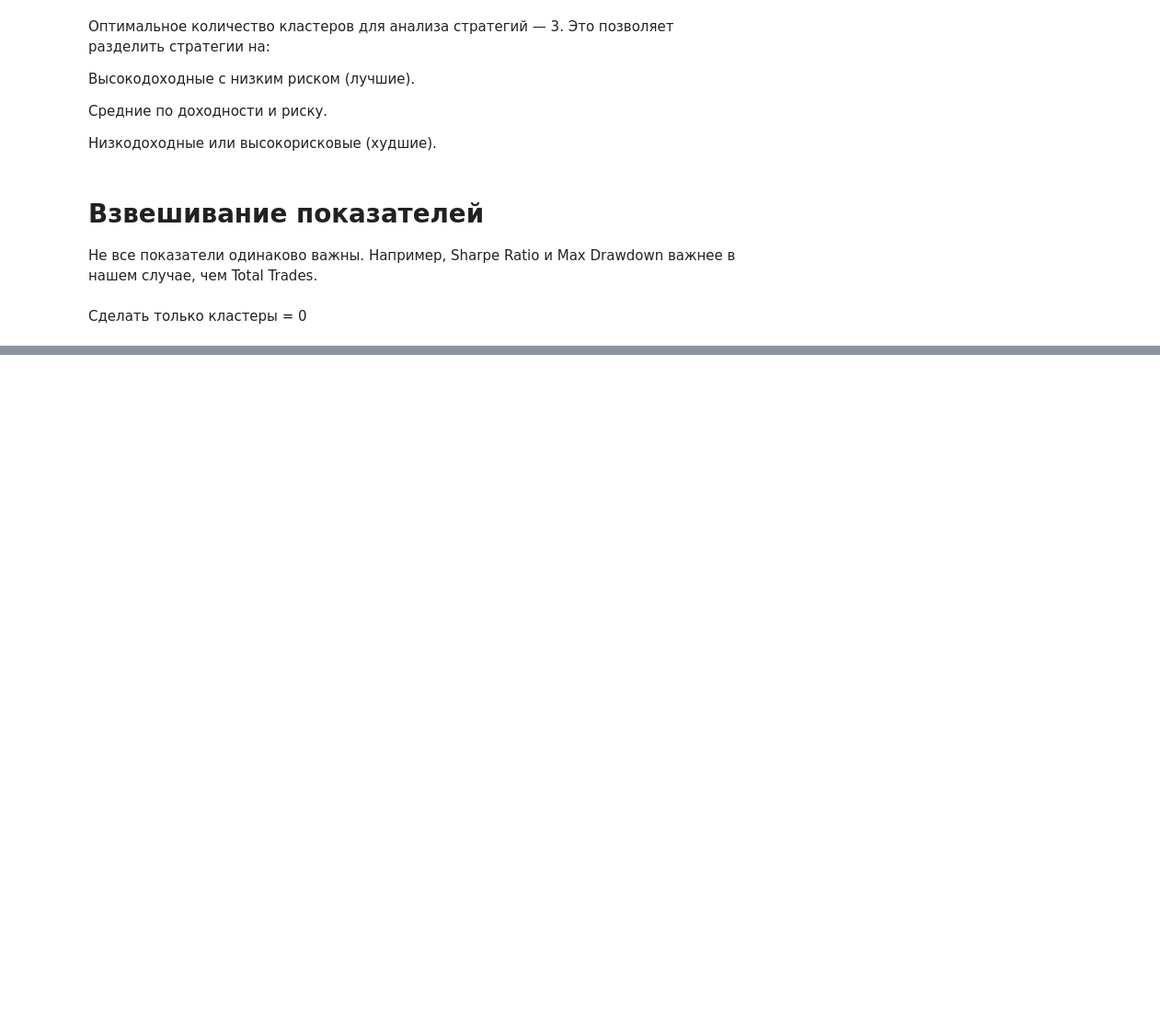
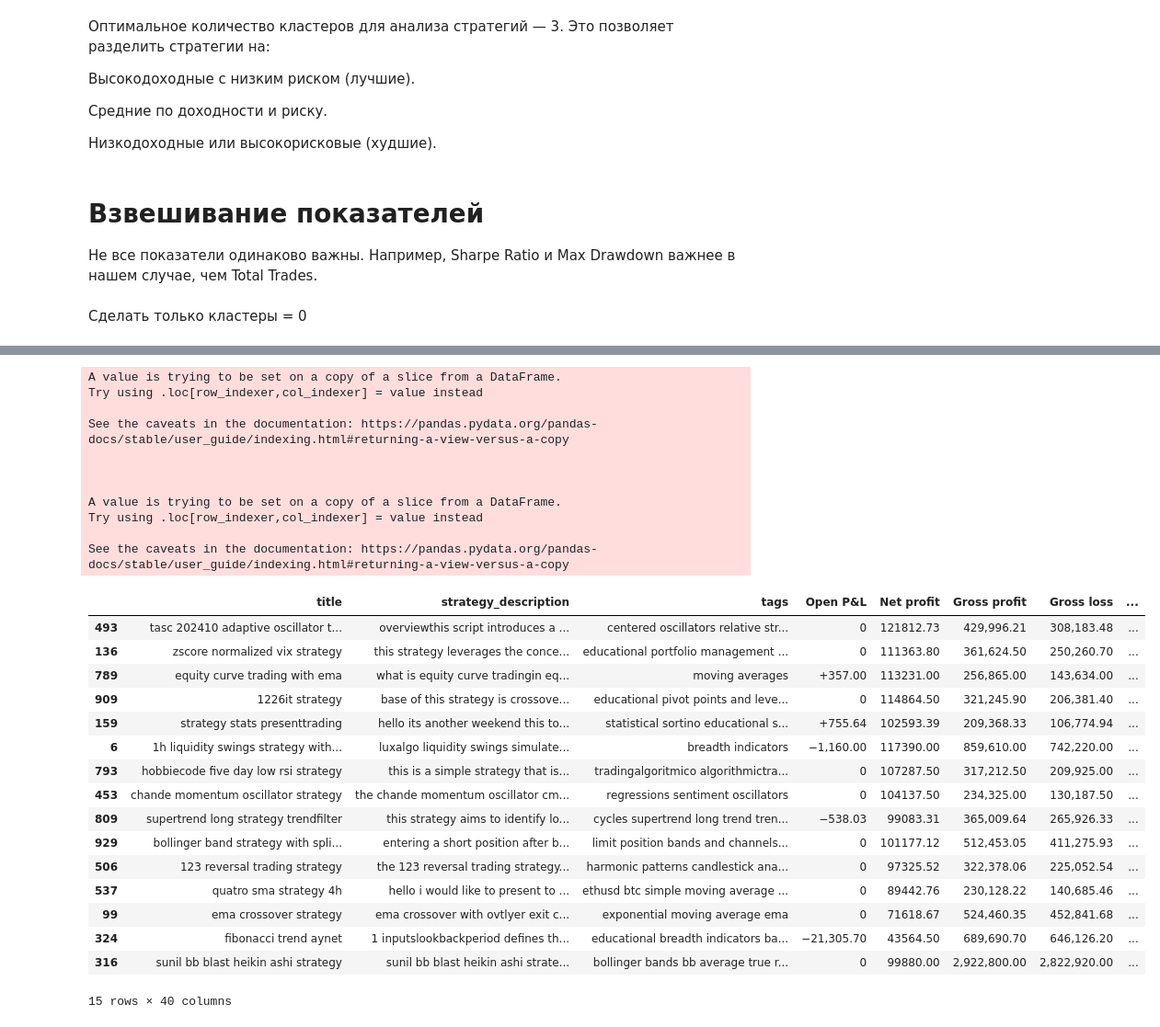
Before and after one commit to xndrf/2engine, a Jupyter notebook: REDA.ipynb, the cells around one changed output, grey strips where cells are left out. Shown at 92% size. Saved outputs shown, nothing was run; the diff lists cells and outputs as text; code cells hidden in the pictures; blank space fills up the shorter version.

```diff
--- a/REDA.ipynb
+++ b/REDA.ipynb
@@ -820,3 +882,9 @@ See the caveats in the documentation: https://pandas.pydata.org/pandas-docs/stab
+# %%
+kmeans = KMeans(n_clusters=3, random_state=42)  # Разделим на 3 группы
+df['Cluster'] = kmeans.fit_predict(X)
+
+# Добавляем колонку 'Cluster' в основной DataFrame df
+df['Cluster'] = df['Cluster']
 # %%
 import plotly.express as px
 
@@ -911,0 +994,61 @@ display(best_strategies.head(10))
+# %%
+df.replace(["", " ", "-"], pd.NA, inplace=True)
+df_cl = df.dropna(subset=['indicators', 'analysis_method'], how='all')
+# %%
+df_best = df_cl[df_cl['Cluster']==1]
+# %%
+# Задаём веса (сумма = 1)
+weights = {
+    'Net profit': 0.3,
+    'Sharpe ratio': 0.3,  # Чем выше, тем лучше
+    'Percent profitable': 0.05,
+    'Ratio avg win / avg loss': 0.05,
+    'Max equity drawdown': 0.1,  # Чем меньше просадка, тем лучше → можно инвертировать
+    'Total trades': 0.2   # Чем больше сделок, тем надёжнее статистика
+}
+
+# Инвертируем Max Drawdown (меньше просадка → выше оценка)
+df_best['Max equity drawdown'] = 1 - df_best['Max equity drawdown']
+
+# Рассчитываем общий рейтинг
+df_best['Score'] = (
+    df_best['Net profit'] * weights['Net profit'] +
+    df_best['Sharpe ratio'] * weights['Sharpe ratio'] +
+    df_best['Percent profitable'] * weights['Percent profitable'] +
+    df_best['Ratio avg win / avg loss'] * weights['Ratio avg win / avg loss'] +
+    df_best['Max equity drawdown'] * weights['Max equity drawdown'] +
+    df_best['Total trades'] * weights['Total trades']
+)
+
+# Сортируем по убыванию рейтинга
+best_strategies = df_best.sort_values('Score', ascending=False)
+best_strategies
+# %% [output]
+A value is trying to be set on a copy of a slice from a DataFrame.
+Try using .loc[row_indexer,col_indexer] = value instead
+
+See the caveats in the documentation: https://pandas.pydata.org/pandas-docs/stable/user_guide/indexing.html#returning-a-view-versus-a-copy
+
+
+
+A value is trying to be set on a copy of a slice from a DataFrame.
+Try using .loc[row_indexer,col_indexer] = value instead
+
+See the caveats in the documentation: https://pandas.pydata.org/pandas-docs/stable/user_guide/indexing.html#returning-a-view-versus-a-copy
+|  | title | strategy_description | tags | Open P&L | Net profit | Gross profit | Gross loss | ... |
+| 493 | tasc 202410 adaptive oscillator t... | overviewthis script introduces a ... | centered oscillators relative str... | 0 | 121812.73 | 429,996.21 | 308,183.48 | ... |
+| 136 | zscore normalized vix strategy | this strategy leverages the conce... | educational portfolio management ... | 0 | 111363.80 | 361,624.50 | 250,260.70 | ... |
+| 789 | equity curve trading with ema | what is equity curve tradingin eq... | moving averages | +357.00 | 113231.00 | 256,865.00 | 143,634.00 | ... |
+| 909 | 1226it strategy | base of this strategy is crossove... | educational pivot points and leve... | 0 | 114864.50 | 321,245.90 | 206,381.40 | ... |
+| 159 | strategy stats presenttrading | hello its another weekend this to... | statistical sortino educational s... | +755.64 | 102593.39 | 209,368.33 | 106,774.94 | ... |
+| 6 | 1h liquidity swings strategy with... | luxalgo liquidity swings simulate... | breadth indicators | −1,160.00 | 117390.00 | 859,610.00 | 742,220.00 | ... |
+| 793 | hobbiecode five day low rsi strategy | this is a simple strategy that is... | tradingalgoritmico algorithmictra... | 0 | 107287.50 | 317,212.50 | 209,925.00 | ... |
+| 453 | chande momentum oscillator strategy | the chande momentum oscillator cm... | regressions sentiment oscillators | 0 | 104137.50 | 234,325.00 | 130,187.50 | ... |
+| 809 | supertrend long strategy trendfilter | this strategy aims to identify lo... | cycles supertrend long trend tren... | −538.03 | 99083.31 | 365,009.64 | 265,926.33 | ... |
+| 929 | bollinger band strategy with spli... | entering a short position after b... | limit position bands and channels... | 0 | 101177.12 | 512,453.05 | 411,275.93 | ... |
+| 506 | 123 reversal trading strategy | the 123 reversal trading strategy... | harmonic patterns candlestick ana... | 0 | 97325.52 | 322,378.06 | 225,052.54 | ... |
+| 537 | quatro sma strategy 4h | hello i would like to present to ... | ethusd btc simple moving average ... | 0 | 89442.76 | 230,128.22 | 140,685.46 | ... |
+| 99 | ema crossover strategy | ema crossover with ovtlyer exit c... | exponential moving average ema | 0 | 71618.67 | 524,460.35 | 452,841.68 | ... |
+| 324 | fibonacci trend aynet | 1 inputslookbackperiod defines th... | educational breadth indicators ba... | −21,305.70 | 43564.50 | 689,690.70 | 646,126.20 | ... |
+| 316 | sunil bb blast heikin ashi strategy | sunil bb blast heikin ashi strate... | bollinger bands bb average true r... | 0 | 99880.00 | 2,922,800.00 | 2,822,920.00 | ... |
+15 rows × 40 columns
```
Also changed, not shown: parts of 16 cells of this notebook.
